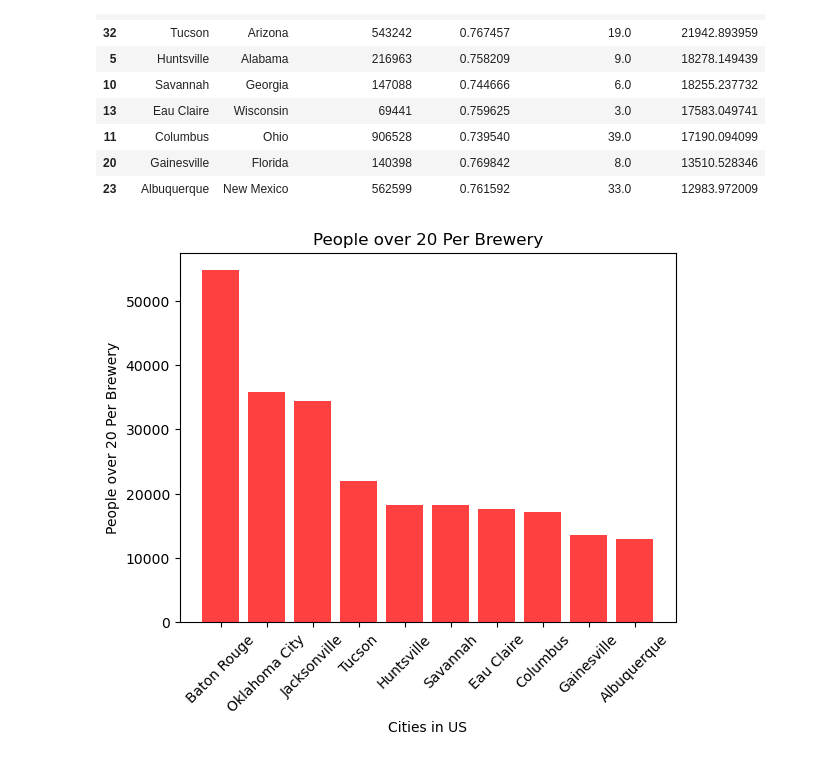
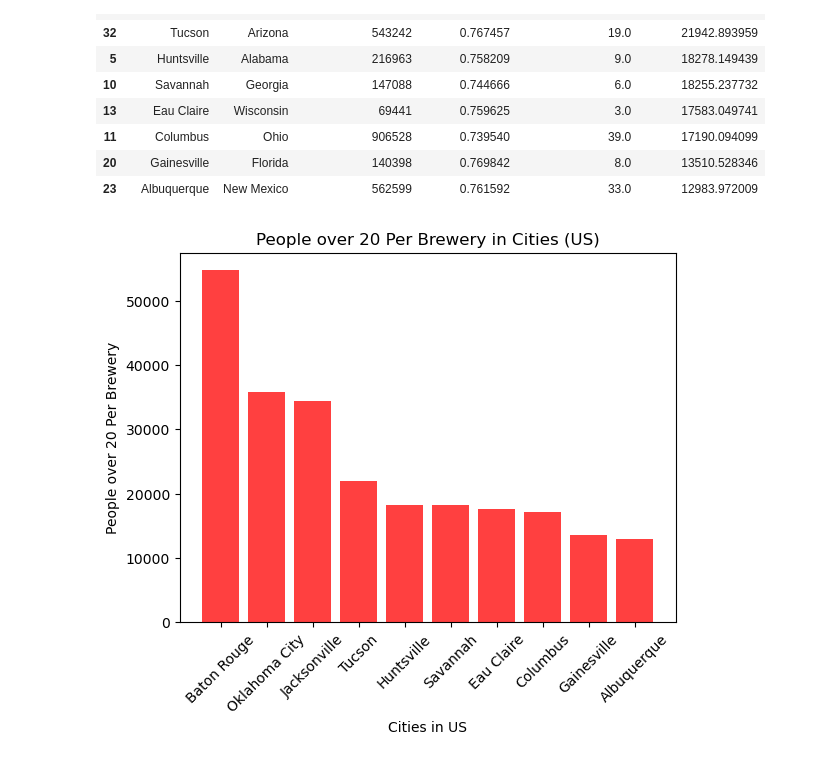
Before and after one commit to nburwick/project-1, a Jupyter notebook: Jupyter Notebooks/Data_Set_Final.ipynb, the cells around one changed output. Cells and saved outputs as stored; diff of their text form; code cells hidden in the pictures.

Commit message:
Final Dataset Graph

```diff
--- a/Jupyter Notebooks/Data_Set_Final.ipynb
+++ b/Jupyter Notebooks/Data_Set_Final.ipynb
@@ -131,9 +131,9 @@ ticks = [ x for x in x_axis]
 # %%
 plt.bar(x_axis , FinalDF["People Per Brewery"], color = 'red', alpha=.75, align="center")
 plt.xticks(np.arange(len(FinalDF)), rotation=45)
 plt.xlabel("Cities in US")
 plt.ylabel("People over 20 Per Brewery")
-plt.title("People over 20 Per Brewery")
+plt.title("People over 20 Per Brewery in Cities (US)")
 plt.show()
 # %% [output]
-[figure, old version]
+[figure, new version]
```
